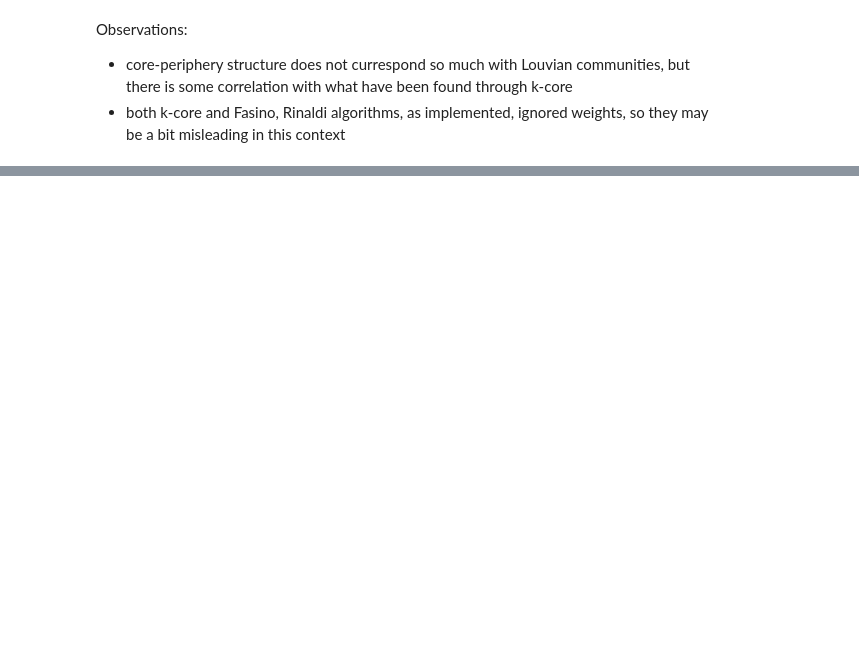
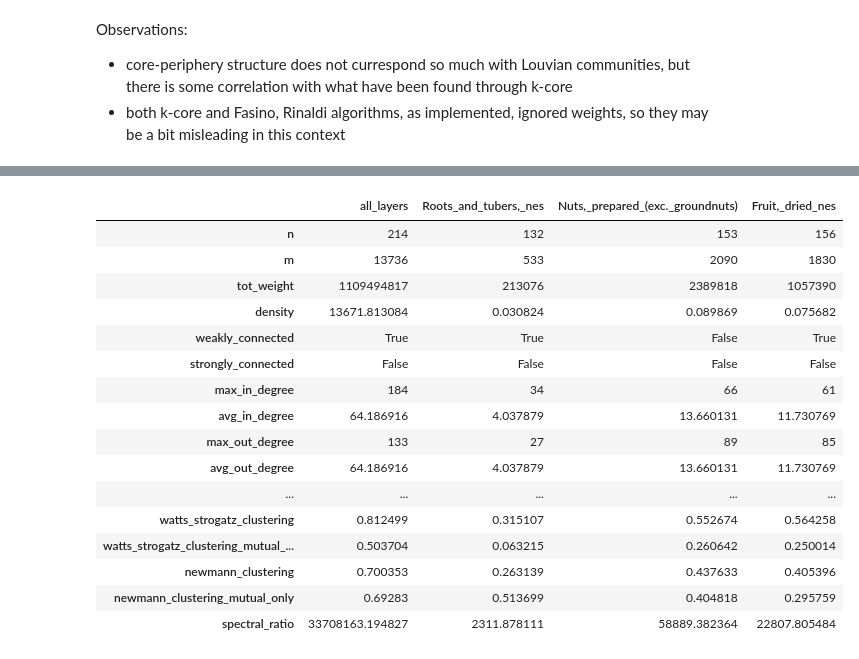
Before and after one commit to emanuelena49/fao-trade-network-analysis, a Jupyter notebook: fao_trade.ipynb, the cells around one changed output, grey strips where cells are left out. Saved outputs shown, nothing was run; the diff lists cells and outputs as text; code cells hidden in the pictures; blank space fills up the shorter version.

Commit message:
feat: 3 sample layers comparison

```diff
--- a/fao_trade.ipynb
+++ b/fao_trade.ipynb
@@ -1469,0 +1489,7 @@ Observations:
+# %%
+# extract the 3 graphs
+g_names = ["Roots_and_tubers,_nes", "Nuts,_prepared_(exc._groundnuts)", "Fruit,_dried_nes"]
+
+g1 = layers_g[g_names[0]]
+g2 = layers_g[g_names[1]]
+g3 = layers_g[g_names[2]]
@@ -1469,0 +1504,79 @@ Observations:
+# %%
+def g_topological_stats(g: nx.DiGraph):
+
+    n = len(g.nodes)
+    m = len(g.edges)
+
+    # calculate weighted and not weighted degree
+    in_deg = list(dict(g.in_degree()).values())
+    in_deg_w = list(dict(g.in_degree(weight='weight')).values())
+    out_deg = list(dict(g.out_degree()).values())
+    out_deg_w = list(dict(g.out_degree(weight='weight')).values())
+
+    # calculate non-infinite shortest paths
+    sp = nx.floyd_warshall(g, weight=None)
+    sp = [sp[u][v] for u in sp for v in sp[u] if sp[u][v] != np.inf]
+
+    # calculate eigvals
+    ev = np.linalg.eigvals(nx.adjacency_matrix(g).todense())
+    ev_abs = np.abs(ev)
+
+    # calculate nodes clustering coefficients
+    ud_g = g.to_undirected()
+    ud_g_mo = g.to_undirected(reciprocal=True)
+    c = list(nx.clustering(ud_g).values())
+    c_mo = list(nx.clustering(ud_g_mo).values())
+
+
+    return {
+        'n': n,
+        'm': m,
+        'tot_weight': sum([g.edges[e]['weight'] for e in g.edges]),
+        'density': m/(n*(n-1)),
+        'weakly_connected': nx.is_weakly_connected(g),
+        'strongly_connected': nx.is_strongly_connected(g),
+        'max_in_degree': max(in_deg),
+        'avg_in_degree': np.mean(in_deg),
+        'max_in_strength': max(in_deg_w),
+        'avg_in_strength': np.mean(in_deg_w),
+        'max_out_degree': max(out_deg),
+        'avg_out_degree': np.mean(out_deg),
+        'max_out_strength': max(out_deg_w),
+        'avg_out_strength': np.mean(out_deg_w),
+        'diameter': max(sp),
+        'avg_distance': np.mean(sp),
+        'watts_strogatz_clustering': np.mean(c),
+        'watts_strogatz_clustering_mutual_only': np.mean(c_mo),
+        'newmann_clustering': newmann_clustering(ud_g),
+        'newmann_clustering_mutual_only': newmann_clustering(ud_g_mo),
+        'spectral_ratio': max(ev_abs),
+    }
+
+
+all_topological_stats = pd.DataFrame([
+    topological,
+    g_topological_stats(g1),
+    g_topological_stats(g2),
+    g_topological_stats(g3)
+    ]).T
+
+all_topological_stats.columns = ["all_layers"] + g_names
+all_topological_stats
+# %% [output]
+|  | all_layers | Roots_and_tubers,_nes | Nuts,_prepared_(exc._groundnuts) | Fruit,_dried_nes |
+| n | 214 | 132 | 153 | 156 |
+| m | 13736 | 533 | 2090 | 1830 |
+| tot_weight | 1109494817 | 213076 | 2389818 | 1057390 |
+| density | 13671.813084 | 0.030824 | 0.089869 | 0.075682 |
+| weakly_connected | True | True | False | True |
+| strongly_connected | False | False | False | False |
+| max_in_degree | 184 | 34 | 66 | 61 |
+| avg_in_degree | 64.186916 | 4.037879 | 13.660131 | 11.730769 |
+| max_out_degree | 133 | 27 | 89 | 85 |
+| avg_out_degree | 64.186916 | 4.037879 | 13.660131 | 11.730769 |
+| ... | ... | ... | ... | ... |
+| watts_strogatz_clustering | 0.812499 | 0.315107 | 0.552674 | 0.564258 |
+| watts_strogatz_clustering_mutual_... | 0.503704 | 0.063215 | 0.260642 | 0.250014 |
+| newmann_clustering | 0.700353 | 0.263139 | 0.437633 | 0.405396 |
+| newmann_clustering_mutual_only | 0.69283 | 0.513699 | 0.404818 | 0.295759 |
+| spectral_ratio | 33708163.194827 | 2311.878111 | 58889.382364 | 22807.805484 |
```
Also changed, not shown: parts of 23 cells of this notebook.
